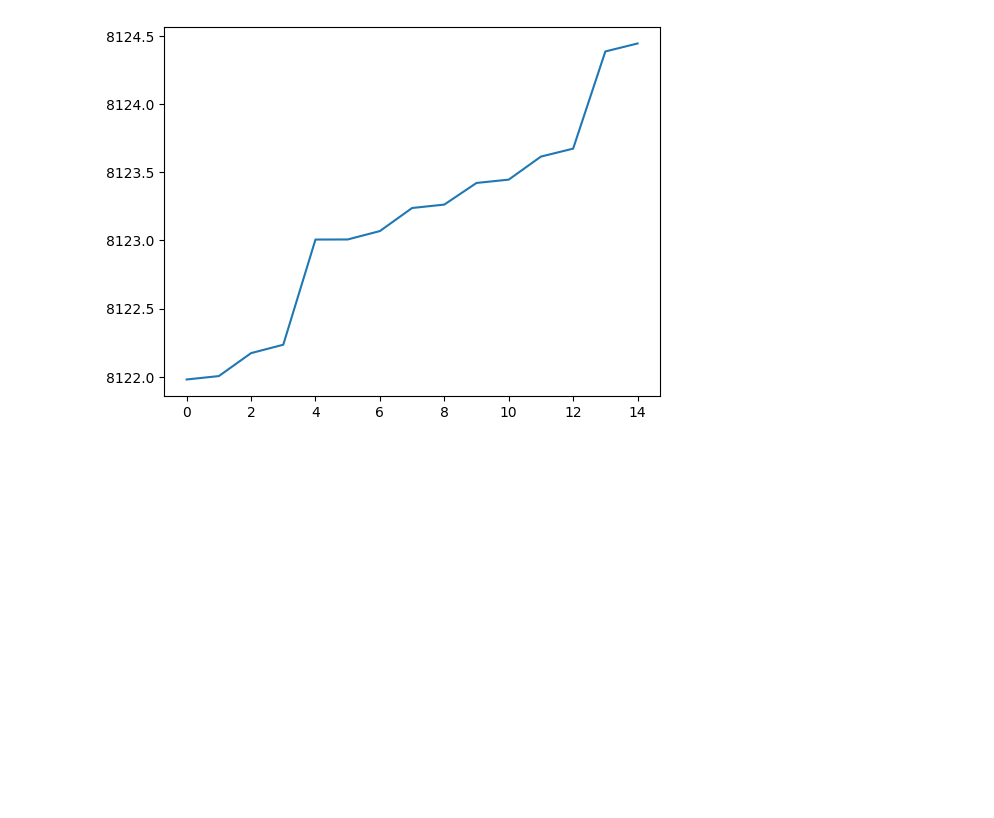
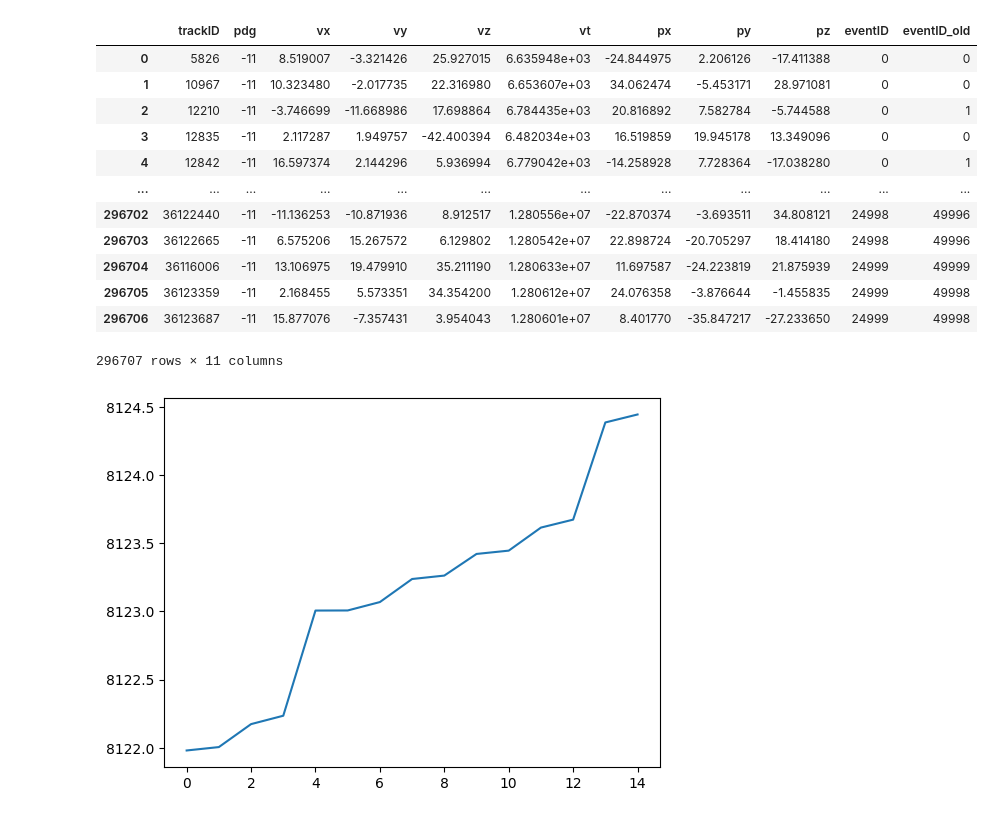
Before and after one commit to vsqdhruv/hepattn, a Jupyter notebook: src/hepattn/experiments/mu3e/final_preprocessing.ipynb, the cells around one changed output. Drawn from its saved outputs; the diff is of its cells as text; code cells hidden in the pictures; blank space fills up the shorter version.

```diff
--- a/src/hepattn/experiments/mu3e/final_preprocessing.ipynb
+++ b/src/hepattn/experiments/mu3e/final_preprocessing.ipynb
@@ -227,3 +252,22 @@ array([ 8098, 10983, 11520, 12175, 13788, 14279, 14290, 15511, 15658,
+# %%
+hits['charge'] = hits['pdg'].map({11: -1, -11: 1}).fillna(0)
+particles['charge'] = particles['pdg'].map({11: -1, -11: 1}).fillna(0)
+# %%
+particles
+# %% [output]
+|  | trackID | pdg | vx | vy | vz | vt | px | py | pz | eventID | eventID_old |
+| 0 | 5826 | -11 | 8.519007 | -3.321426 | 25.927015 | 6.635948e+03 | -24.844975 | 2.206126 | -17.411388 | 0 | 0 |
+| 1 | 10967 | -11 | 10.323480 | -2.017735 | 22.316980 | 6.653607e+03 | 34.062474 | -5.453171 | 28.971081 | 0 | 0 |
+| 2 | 12210 | -11 | -3.746699 | -11.668986 | 17.698864 | 6.784435e+03 | 20.816892 | 7.582784 | -5.744588 | 0 | 1 |
+| 3 | 12835 | -11 | 2.117287 | 1.949757 | -42.400394 | 6.482034e+03 | 16.519859 | 19.945178 | 13.349096 | 0 | 0 |
+| 4 | 12842 | -11 | 16.597374 | 2.144296 | 5.936994 | 6.779042e+03 | -14.258928 | 7.728364 | -17.038280 | 0 | 1 |
+| ... | ... | ... | ... | ... | ... | ... | ... | ... | ... | ... | ... |
+| 296702 | 36122440 | -11 | -11.136253 | -10.871936 | 8.912517 | 1.280556e+07 | -22.870374 | -3.693511 | 34.808121 | 24998 | 49996 |
+| 296703 | 36122665 | -11 | 6.575206 | 15.267572 | 6.129802 | 1.280542e+07 | 22.898724 | -20.705297 | 18.414180 | 24998 | 49996 |
+| 296704 | 36116006 | -11 | 13.106975 | 19.479910 | 35.211190 | 1.280633e+07 | 11.697587 | -24.223819 | 21.875939 | 24999 | 49999 |
+| 296705 | 36123359 | -11 | 2.168455 | 5.573351 | 34.354200 | 1.280612e+07 | 24.076358 | -3.876644 | -1.455835 | 24999 | 49998 |
+| 296706 | 36123687 | -11 | 15.877076 | -7.357431 | 3.954043 | 1.280601e+07 | 8.401770 | -35.847217 | -27.233650 | 24999 | 49998 |
+296707 rows × 11 columns
 # %%
 hits[hits['trackID']==12175]
 
```
Also changed, not shown: parts of 6 cells of this notebook.
